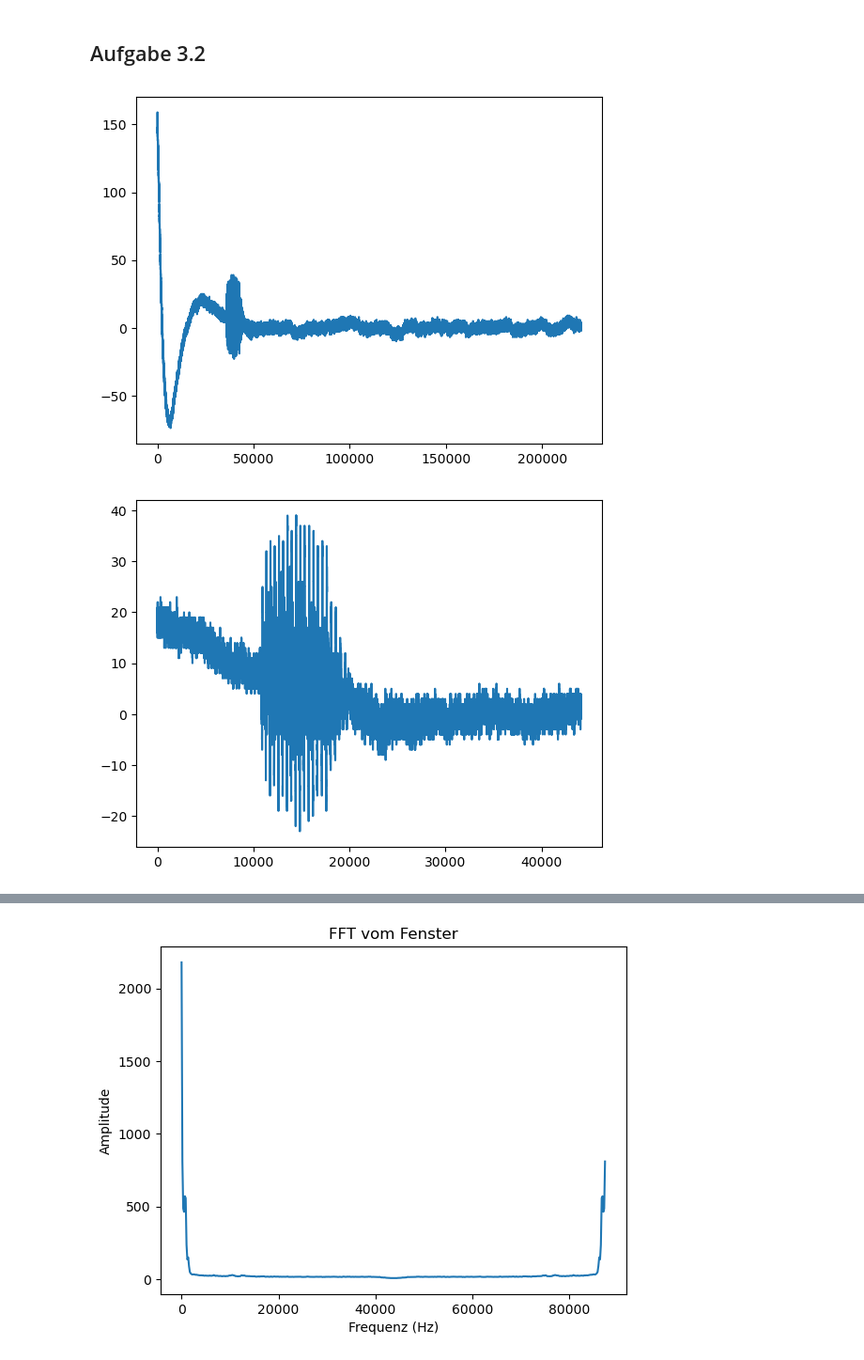
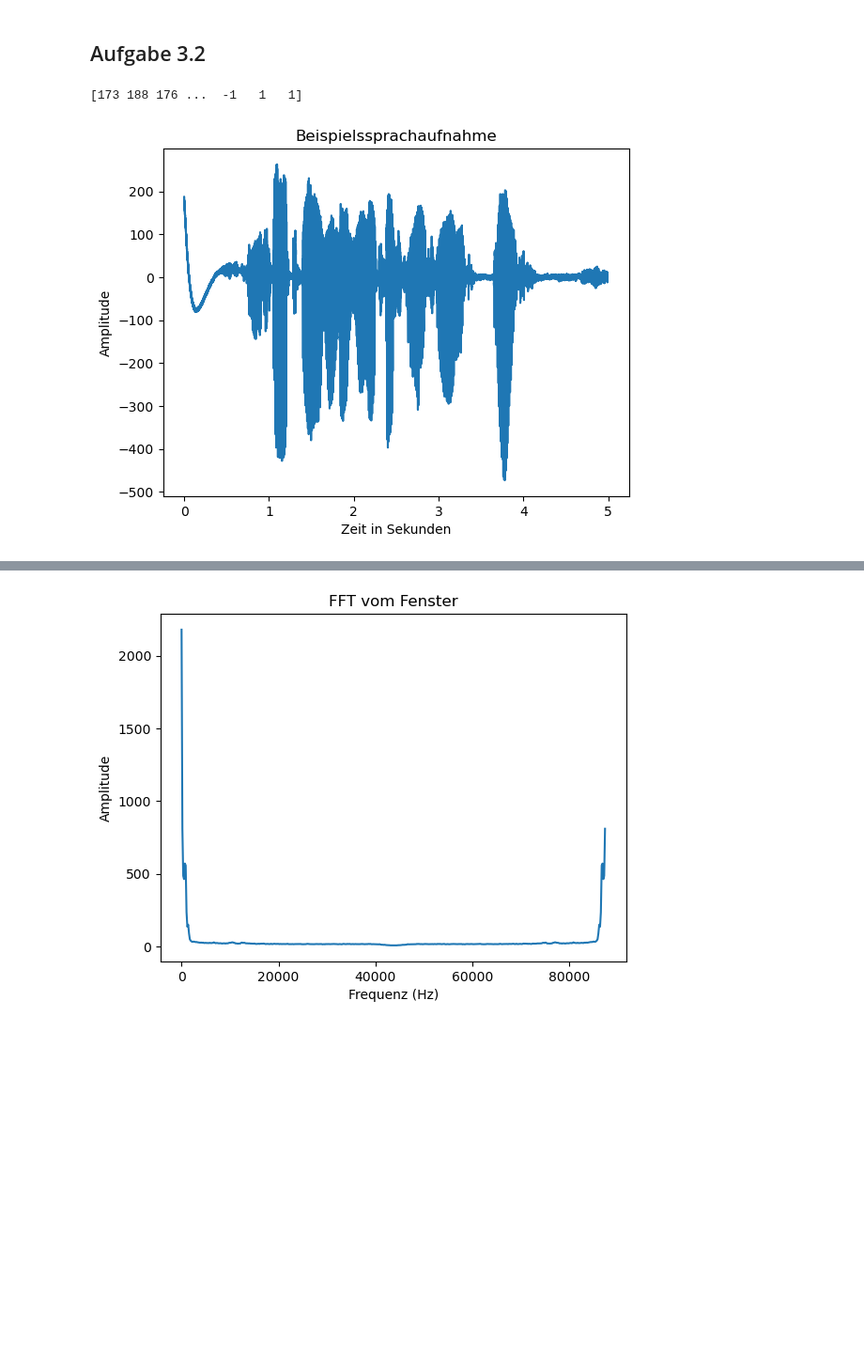
Before and after one commit to Guakocius/htwg, a Jupyter notebook: sem3/tgki/versuch3/main.ipynb, the cells around one changed output, grey strips where cells are left out. Shown at 94% size. Cells and saved outputs as stored; diff of their text form; code cells hidden in the pictures; blank space fills up the shorter version.

Commit message:
Continued on working on Versuch 3

```diff
--- a/sem3/tgki/versuch3/main.ipynb
+++ b/sem3/tgki/versuch3/main.ipynb
@@ -72,18 +62,20 @@ Amplitude: 0.0001254656009371652
 # %% [markdown]
 ## Aufgabe 3.2
 # %%
-SAMPLE_FILE = "./versuch3-3/hoch_t1_0.npy"
+SAMPLE_FILE = "./versuch3-2/test0.npy"
 
 audio = np.load(SAMPLE_FILE)
-plt.plot(audio)
-rate = 44100 # sampling rate per second
-audio_trimmed = audio[25000 : 25000 + rate] # Sample trimmed down to a second
-n = np.arange(rate) / rate
+print(audio)
+k = np.arange(audio.size)
+samples = 44100
+k = k / samples
+plt.plot(k, audio)
+plt.xlabel("Zeit in Sekunden")
+plt.ylabel("Amplitude")
+plt.title("Beispielssprachaufnahme")
 
 plt.show()
-plt.plot(audio_trimmed)
-plt.show()
 # %% [output]
+[173 188 176 ...  -1   1   1]
-[figure, old version]
+[figure, new version]
-[figure, removed]
 # %%
```
Also changed, not shown: parts of 3 cells of this notebook.
